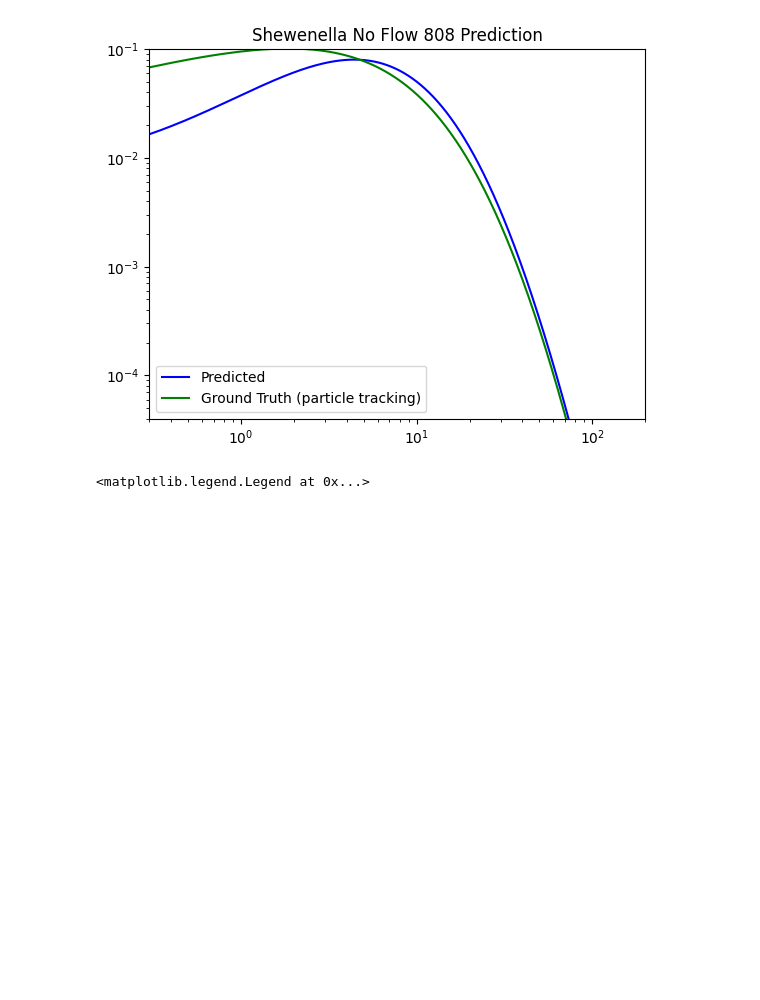
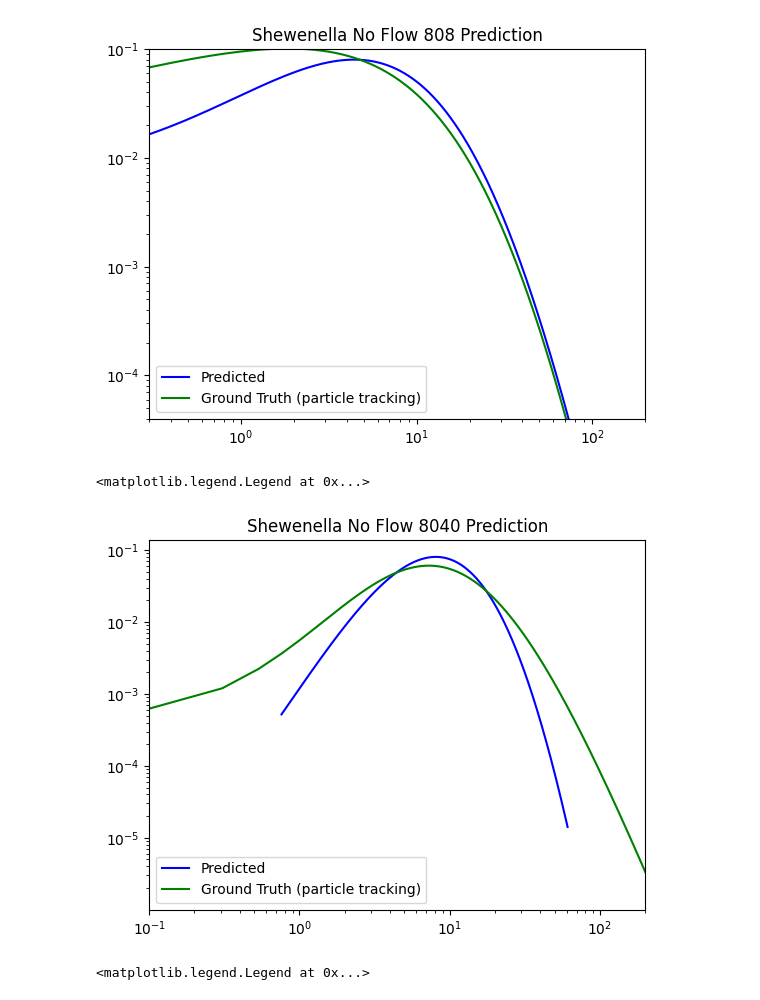
Before and after one commit to mberghouse/DeepTrackStat, a Jupyter notebook: All_stats_testing_experimental.ipynb, the cells around one changed output. Cells and saved outputs as stored; diff of their text form; code cells hidden in the pictures; blank space fills up the shorter version.

```diff
--- a/All_stats_testing_experimental.ipynb
+++ b/All_stats_testing_experimental.ipynb
@@ -1002,7 +1077,7 @@ out.shape
 # %% [markdown]
 # Calculate Speeds from Experimental Particle Tracking Data
 # %%
-filename = 'test_traj_files_homo/500part_16xspeed_TM_kalman.csv'
+filename = '../tmate_trajectories/het_1000part_32xspeed_TM_kalman.csv'
 #directory='../tmate_trajectories/'
 # filename = os.listdir(directory)[f_idx]
 # print(filename)
@@ -1013,15 +1088,15 @@ vels=1
 for i in range(len(tracks)):
     idx = tracks[i]
     if df[df.TRACK_ID==idx].sort_values(by='FRAME').FRAME.iloc[-1] < (images.shape[0]*images.shape[1]):
-        posx = .325*df[df.TRACK_ID==idx].sort_values(by='FRAME').POSITION_X
-        posy = .325*df[df.TRACK_ID==idx].sort_values(by='FRAME').POSITION_Y
+        posx = df[df.TRACK_ID==idx].sort_values(by='FRAME').POSITION_X
+        posy = df[df.TRACK_ID==idx].sort_values(by='FRAME').POSITION_Y
 
         #posx[posx==0]=np.nan
         #posy[posy==0]=np.nan
-        vel = (np.sqrt(posx.diff()**2+posy.diff()**2)/.12).dropna()
+        vel = (np.sqrt((posx.diff()**2+posy.diff()**2))).dropna()
 
         vels = np.hstack([vels, vel])
 
 vels=vels[~np.isnan(vels)]
-vels = vels[vels<400]
+vels = vels[vels<800]
 vels = vels[vels>0]
@@ -1153,6 +1244,23 @@ plt.legend(['Predicted', 'Ground Truth (particle tracking)'])
 # %% [output]
 <matplotlib.legend.Legend at 0x...>
 [figure]
+# %%
+#Shewenella No flow
+a,b,c,d= betaprime.fit(np.sort(vels))
+xvel= np.linspace(betaprime.ppf(0.0001, a,b,c,d),
+                betaprime.ppf(0.9999, a,b,c,d), 1000)
+distr_vel=betaprime.pdf(xvel, a,b,c,d)
+plt.plot(xtorch,distr_torch,c='b')
+plt.plot(xvel,distr_vel,c='g')
+plt.xscale('log')
+plt.yscale('log')
+plt.xlim([1e-1,2e2])
+#plt.ylim([4e-5,.2])
+plt.title('Shewenella No Flow 8040 Prediction')
+plt.legend(['Predicted', 'Ground Truth (particle tracking)'])
+# %% [output]
+<matplotlib.legend.Legend at 0x...>
+[figure, added]
 # %%
 #Shewenella No flow
 a,b,c,d= betaprime.fit(np.sort(vels))
```
Also changed, not shown: parts of 37 cells of this notebook, 12 other files.
